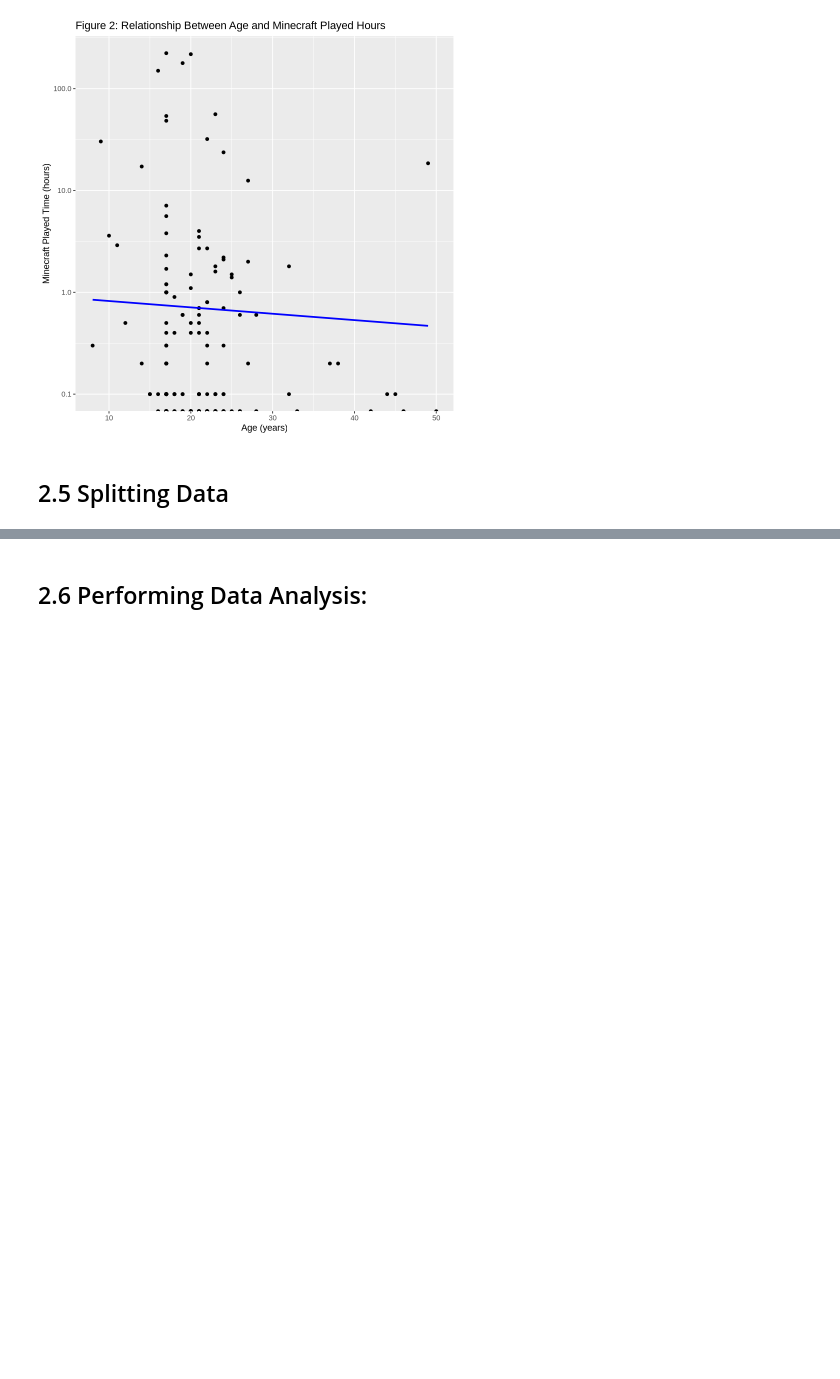
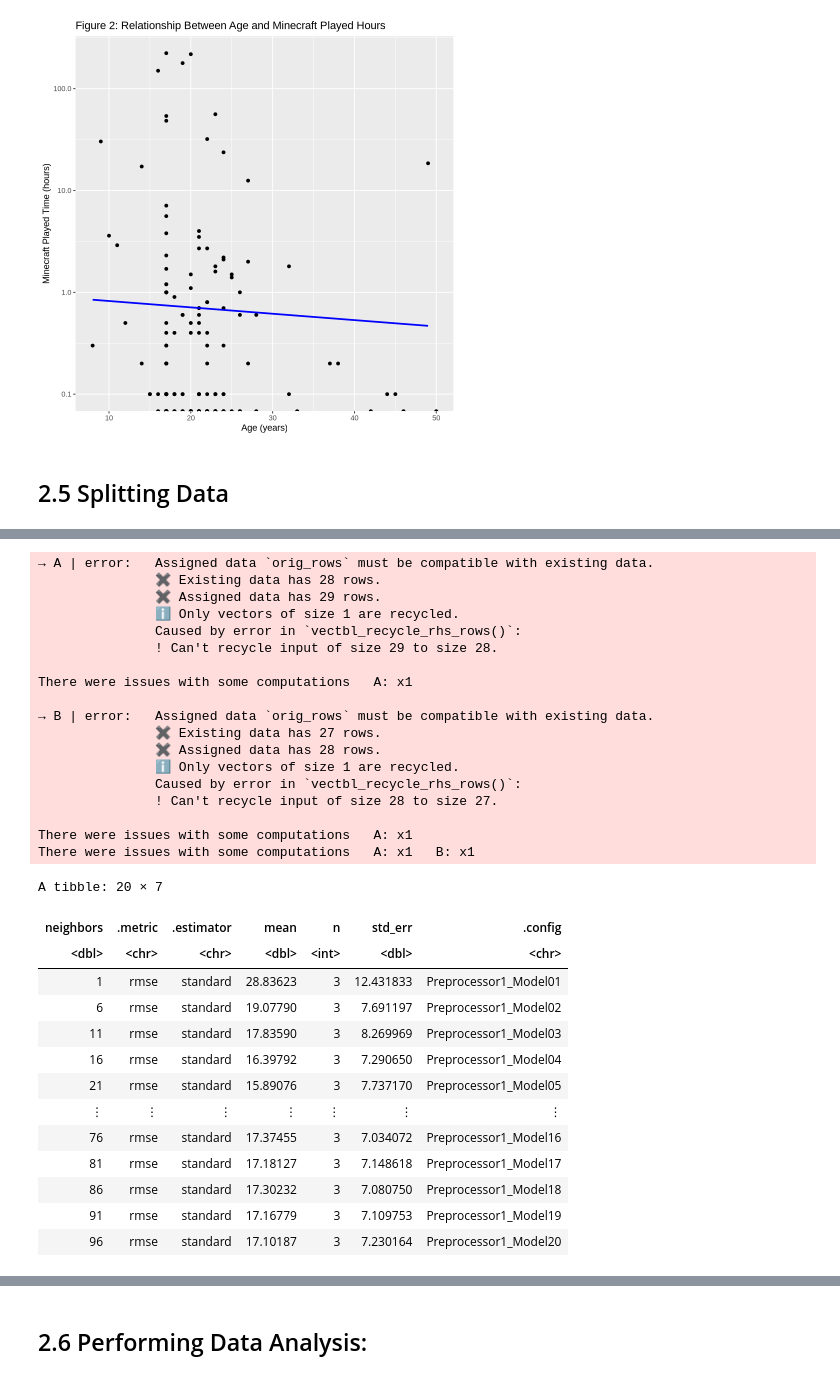
Before and after one commit to azoli113/DSCI100-Project-Group-006-36, a Jupyter notebook: Final Project.ipynb, the cells around one changed output, grey strips where cells are left out. Cells and saved outputs as stored; diff of their text form; code cells hidden in the pictures; blank space fills up the shorter version.

```diff
--- a/Final Project.ipynb
+++ b/Final Project.ipynb
@@ -179,0 +198,17 @@ A tibble: 6 × 7
+# %%
+data_recipe <- recipe(hours_played ~ age, data = training_data) |>
+  step_scale(all_predictors()) |>
+  step_center(all_predictors())
+
+data_spec <- nearest_neighbor(weight_func = "rectangular",
+                              neighbors = tune()) |>
+  set_engine("kknn") |>
+  set_mode("regression")
+
+data_vfold <- vfold_cv(training_data, v = 5, strata = hours_played)
+
+data_wkflw <- workflow() |>
+  add_recipe(data_recipe) |>
+  add_model(data_spec)
+
+data_wkflw
@@ -179,0 +234,43 @@ A tibble: 6 × 7
+# %%
+gridvals <- tibble(neighbors = seq(from = 1, to = 100, by = 5))
+
+data_results <- data_wkflw |>
+  tune_grid(resamples = data_vfold, grid = gridvals) |>
+  collect_metrics() |>
+  filter(.metric == "rmse")
+
+# show the results`
+data_results
+# %% [output]
+→ A | error:   Assigned data `orig_rows` must be compatible with existing data.
+               ✖ Existing data has 28 rows.
+               ✖ Assigned data has 29 rows.
+               ℹ Only vectors of size 1 are recycled.
+               Caused by error in `vectbl_recycle_rhs_rows()`:
+               ! Can't recycle input of size 29 to size 28.
+
+There were issues with some computations   A: x1
+
+→ B | error:   Assigned data `orig_rows` must be compatible with existing data.
+               ✖ Existing data has 27 rows.
+               ✖ Assigned data has 28 rows.
+               ℹ Only vectors of size 1 are recycled.
+               Caused by error in `vectbl_recycle_rhs_rows()`:
+               ! Can't recycle input of size 28 to size 27.
+
+There were issues with some computations   A: x1
+There were issues with some computations   A: x1   B: x1
+A tibble: 20 × 7
+| neighbors | .metric | .estimator | mean | n | std_err | .config |
+| <dbl> | <chr> | <chr> | <dbl> | <int> | <dbl> | <chr> |
+| 1 | rmse | standard | 28.83623 | 3 | 12.431833 | Preprocessor1_Model01 |
+| 6 | rmse | standard | 19.07790 | 3 | 7.691197 | Preprocessor1_Model02 |
+| 11 | rmse | standard | 17.83590 | 3 | 8.269969 | Preprocessor1_Model03 |
+| 16 | rmse | standard | 16.39792 | 3 | 7.290650 | Preprocessor1_Model04 |
+| 21 | rmse | standard | 15.89076 | 3 | 7.737170 | Preprocessor1_Model05 |
+| ⋮ | ⋮ | ⋮ | ⋮ | ⋮ | ⋮ | ⋮ |
+| 76 | rmse | standard | 17.37455 | 3 | 7.034072 | Preprocessor1_Model16 |
+| 81 | rmse | standard | 17.18127 | 3 | 7.148618 | Preprocessor1_Model17 |
+| 86 | rmse | standard | 17.30232 | 3 | 7.080750 | Preprocessor1_Model18 |
+| 91 | rmse | standard | 17.16779 | 3 | 7.109753 | Preprocessor1_Model19 |
+| 96 | rmse | standard | 17.10187 | 3 | 7.230164 | Preprocessor1_Model20 |
```
Also changed, not shown: parts of 8 cells of this notebook.
